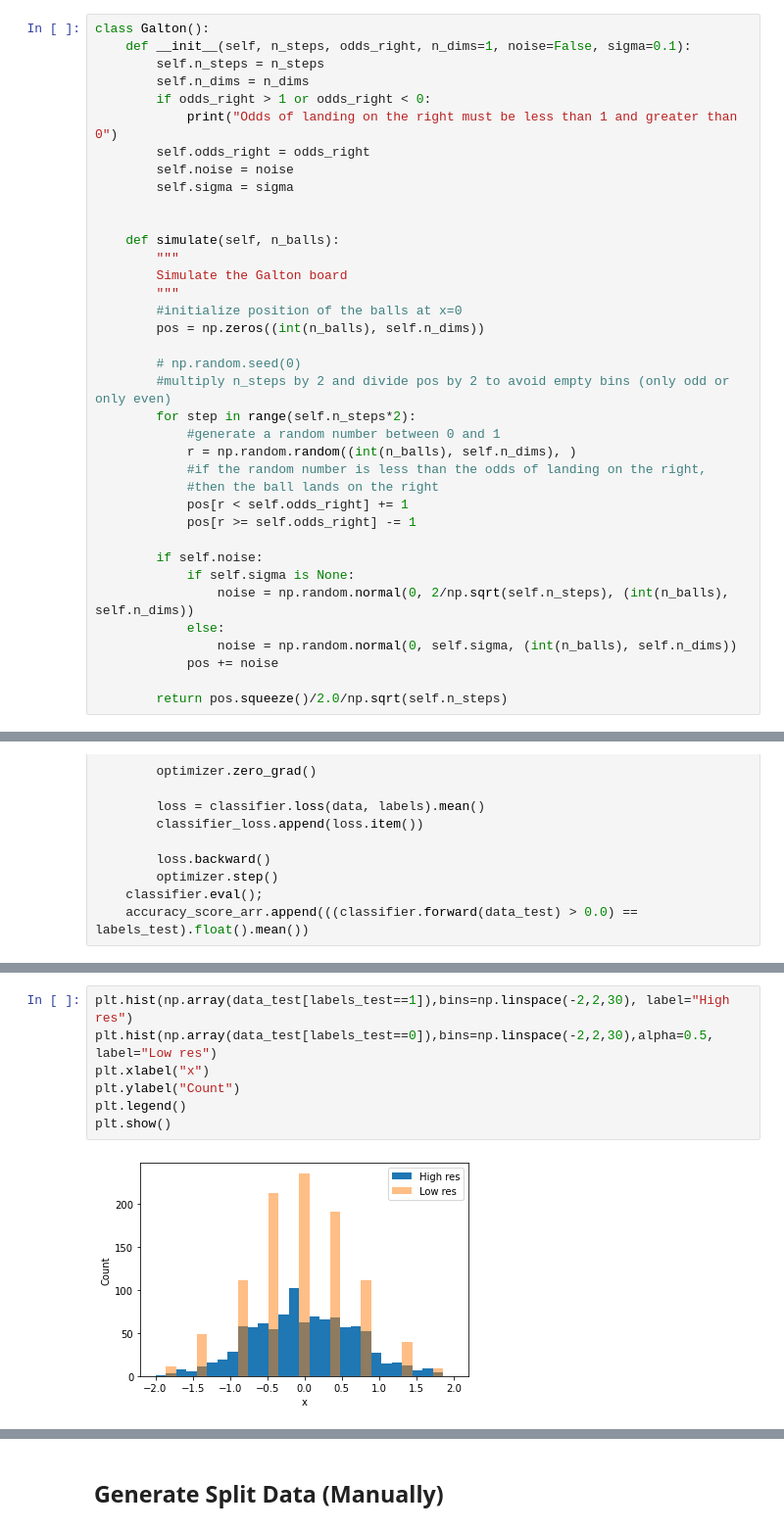
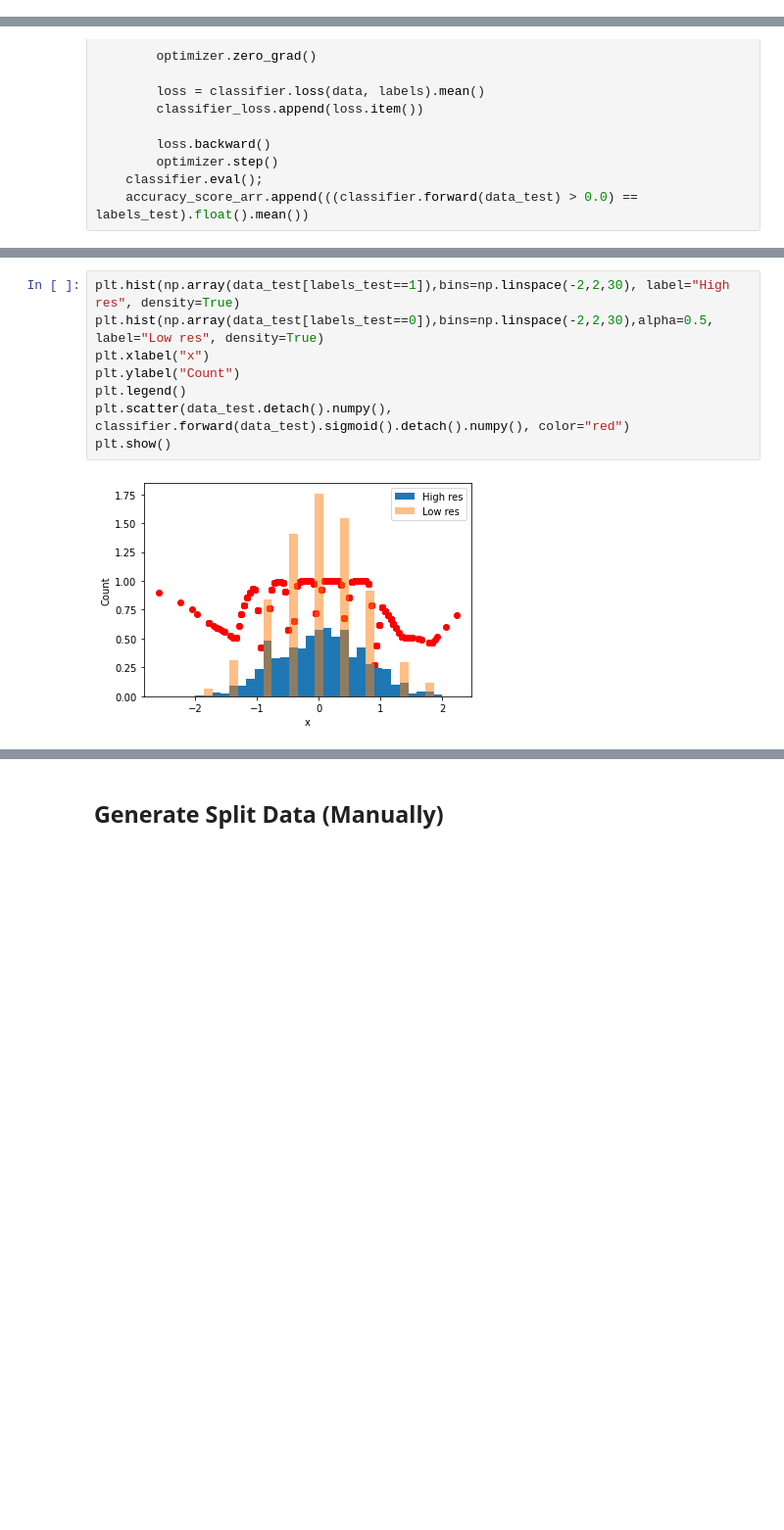
Before and after one commit to jtamanas/FNF4HEP, a Jupyter notebook: galton.ipynb, the cells around one changed output, grey strips where cells are left out. Shown at 98% size. Cells and saved outputs as stored; diff of their text form; blank space fills up the shorter version.

Commit message:
Revising binary classifier

```diff
--- a/galton.ipynb
+++ b/galton.ipynb
@@ -15,40 +16,3 @@ from utils.StatisticalDistance import EmpiricalStatisticalDistance
-# %%
-class Galton():
-    def __init__(self, n_steps, odds_right, n_dims=1, noise=False, sigma=0.1):
-        self.n_steps = n_steps
-        self.n_dims = n_dims
-        if odds_right > 1 or odds_right < 0:
-            print("Odds of landing on the right must be less than 1 and greater than 0")
-        self.odds_right = odds_right
-        self.noise = noise
-        self.sigma = sigma
-
-
-    def simulate(self, n_balls):
-        """
-        Simulate the Galton board
-        """
-        #initialize position of the balls at x=0
-        pos = np.zeros((int(n_balls), self.n_dims))
-
-        # np.random.seed(0)
-        #multiply n_steps by 2 and divide pos by 2 to avoid empty bins (only odd or only even)
-        for step in range(self.n_steps*2):
-            #generate a random number between 0 and 1
-            r = np.random.random((int(n_balls), self.n_dims), )
-            #if the random number is less than the odds of landing on the right,
-            #then the ball lands on the right
-            pos[r < self.odds_right] += 1
-            pos[r >= self.odds_right] -= 1
-
-        if self.noise:
-            if self.sigma is None:
-                noise = np.random.normal(0, 2/np.sqrt(self.n_steps), (int(n_balls), self.n_dims))
-            else:
-                noise = np.random.normal(0, self.sigma, (int(n_balls), self.n_dims))
-            pos += noise
-
-        return pos.squeeze()/2.0/np.sqrt(self.n_steps)
 # %%
 n_steps_big = 30
 n_steps_small = 5
@@ -256,9 +212,10 @@ plt.show()
 # %%
-plt.hist(np.array(data_test[labels_test==1]),bins=np.linspace(-2,2,30), label="High res")
-plt.hist(np.array(data_test[labels_test==0]),bins=np.linspace(-2,2,30),alpha=0.5, label="Low res")
+plt.hist(np.array(data_test[labels_test==1]),bins=np.linspace(-2,2,30), label="High res", density=True)
+plt.hist(np.array(data_test[labels_test==0]),bins=np.linspace(-2,2,30),alpha=0.5, label="Low res", density=True)
 plt.xlabel("x")
 plt.ylabel("Count")
 plt.legend()
+plt.scatter(data_test.detach().numpy(), classifier.forward(data_test).sigmoid().detach().numpy(), color="red")
 plt.show()
 # %% [output]
-[figure, old version]
+[figure, new version]
```
Also changed, not shown: parts of 41 cells of this notebook.
